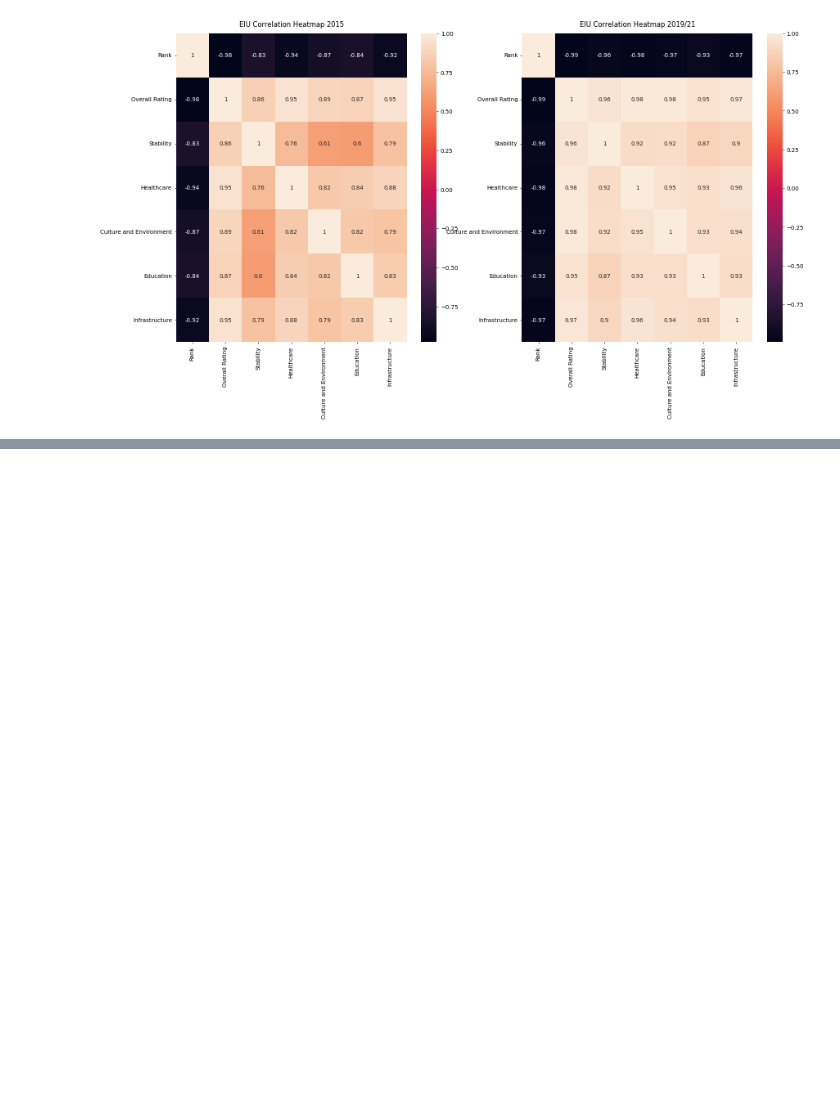
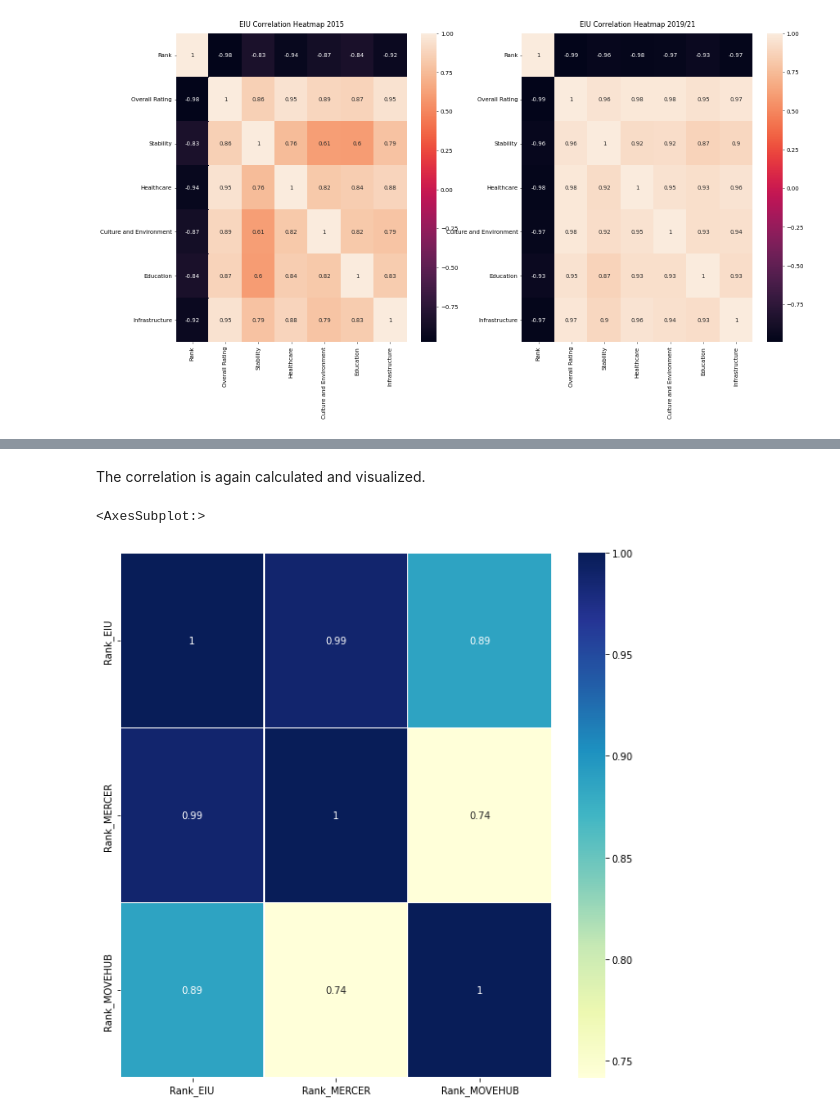
Before and after one commit to lukasthekid/liveability-ex, a Jupyter notebook: ex3.ipynb, the cells around one changed output, grey strips where cells are left out. Drawn from its saved outputs; the diff is of its cells as text; code cells hidden in the pictures; blank space fills up the shorter version.

```diff
--- a/ex3.ipynb
+++ b/ex3.ipynb
@@ -395,0 +430,14 @@ Text(0.5, 1.0, 'EIU Correlation Heatmap 2019/21')
+# %%
+liveability_2017_movehub['Rank'] = liveability_2017_movehub['Movehub Rating'].rank(ascending=False)
+movehub_2017 = liveability_2017_movehub[['City', 'Rank']]
+
+combined_new = pd.merge(combined, movehub_2017, on="City", how="outer")
+combined_new = combined_new.rename(columns={'Rank':'Rank_MOVEHUB'})
+# %% [markdown]
+The correlation is again calculated and visualized.
+# %%
+fig, ax = plt.subplots(figsize=(10,10))
+sns.heatmap(combined_new.corr(), annot=True, linewidths=.5, ax=ax, cmap="YlGnBu")
+# %% [output]
+<AxesSubplot:>
+[figure, added]
```
Also changed, not shown: parts of 20 cells of this notebook.
